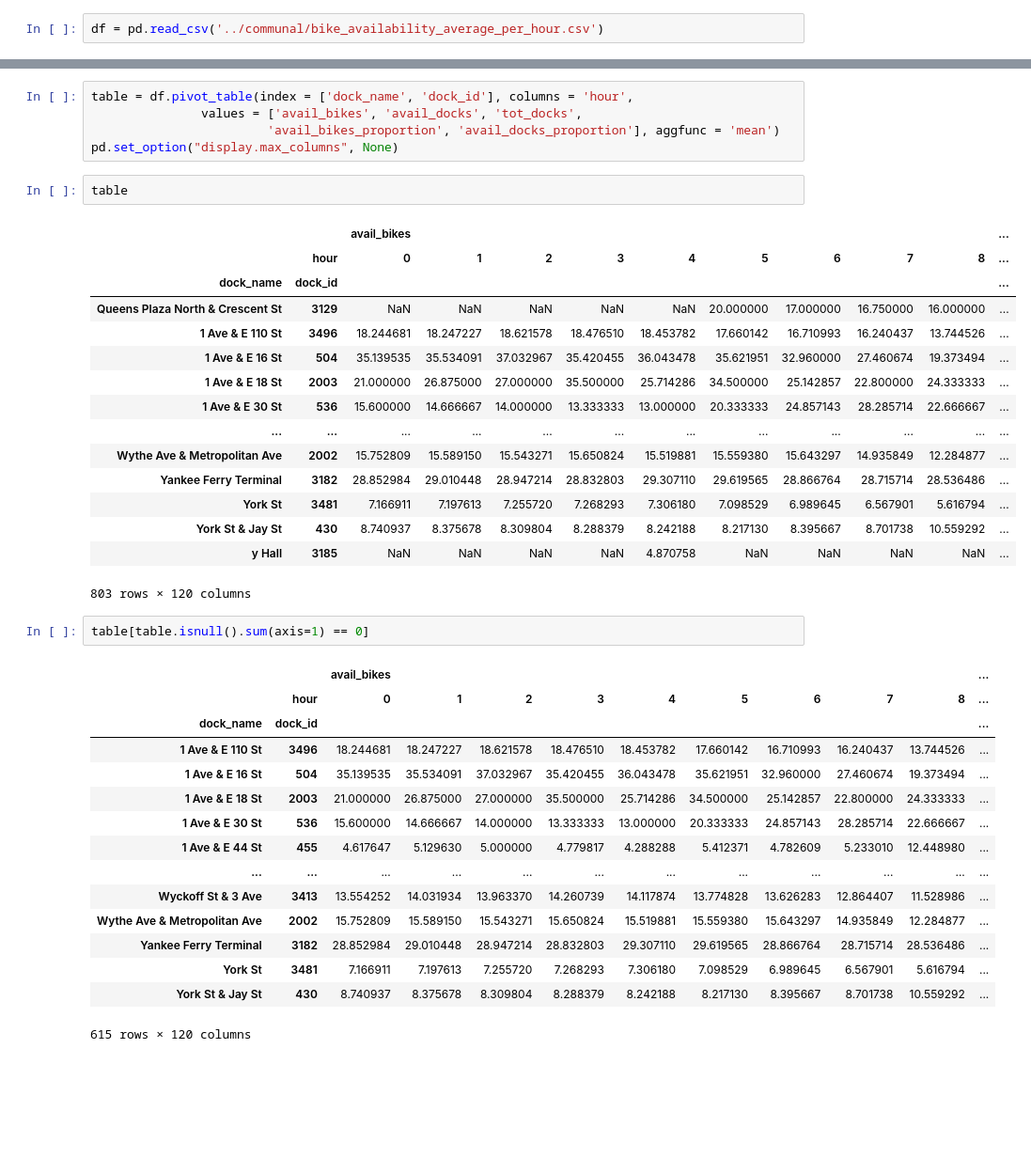
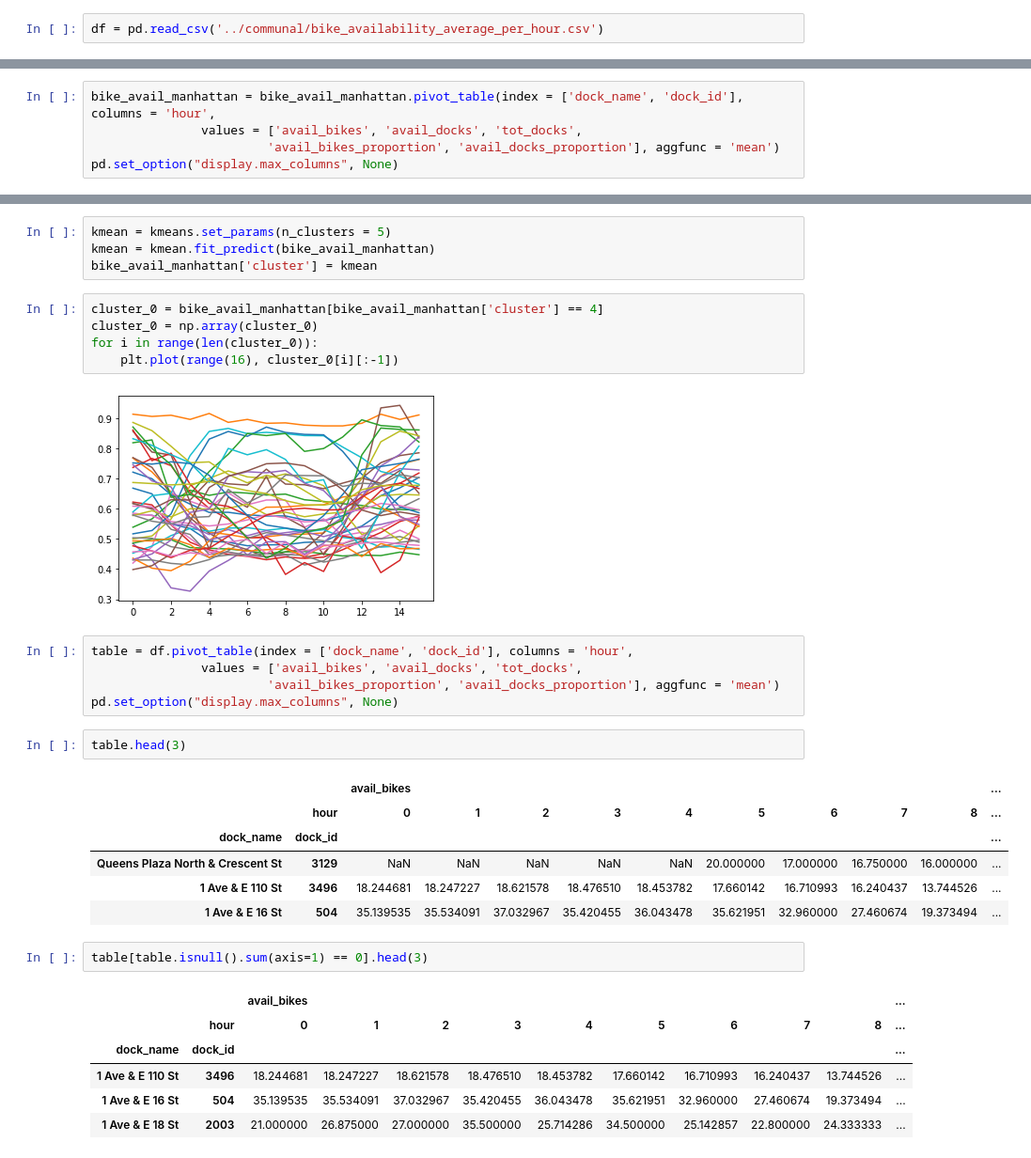
Before and after one commit to charles-v-phillips/citibike, a Jupyter notebook: robert/bike_availability_by_hour.ipynb, the cells around one changed output, grey strips where cells are left out. Shown at 94% size. Cells and saved outputs as stored; diff of their text form; blank space fills up the shorter version.

Commit message:
k-means function

```diff
--- a/robert/bike_availability_by_hour.ipynb
+++ b/robert/bike_availability_by_hour.ipynb
@@ -14,0 +107,5 @@ df.head(5)
+# %%
+bike_avail_manhattan = bike_avail_manhattan.pivot_table(index = ['dock_name', 'dock_id'], columns = 'hour',
+               values = ['avail_bikes', 'avail_docks', 'tot_docks',
+                        'avail_bikes_proportion', 'avail_docks_proportion'], aggfunc = 'mean')
+pd.set_option("display.max_columns", None)
@@ -15,28 +134,30 @@ df.head(5)
+# %%
+kmean = kmeans.set_params(n_clusters = 5)
+kmean = kmean.fit_predict(bike_avail_manhattan)
+bike_avail_manhattan['cluster'] = kmean
+# %%
+cluster_0 = bike_avail_manhattan[bike_avail_manhattan['cluster'] == 4]
+cluster_0 = np.array(cluster_0)
+for i in range(len(cluster_0)):
+    plt.plot(range(16), cluster_0[i][:-1])
+# %% [output]
+[figure, added]
 # %%
 table = df.pivot_table(index = ['dock_name', 'dock_id'], columns = 'hour',
                values = ['avail_bikes', 'avail_docks', 'tot_docks',
                         'avail_bikes_proportion', 'avail_docks_proportion'], aggfunc = 'mean')
 pd.set_option("display.max_columns", None)
 # %%
-table
+table.head(3)
 # %% [output]
 |  |  | avail_bikes |  |  |  |  |  |  |  |  | ... |
 |  | hour | 0 | 1 | 2 | 3 | 4 | 5 | 6 | 7 | 8 | ... |
 | dock_name | dock_id |  |  |  |  |  |  |  |  |  | ... |
 | Queens Plaza North & Crescent St | 3129 | NaN | NaN | NaN | NaN | NaN | 20.000000 | 17.000000 | 16.750000 | 16.000000 | ... |
 | 1 Ave & E 110 St | 3496 | 18.244681 | 18.247227 | 18.621578 | 18.476510 | 18.453782 | 17.660142 | 16.710993 | 16.240437 | 13.744526 | ... |
 | 1 Ave & E 16 St | 504 | 35.139535 | 35.534091 | 37.032967 | 35.420455 | 36.043478 | 35.621951 | 32.960000 | 27.460674 | 19.373494 | ... |
-| 1 Ave & E 18 St | 2003 | 21.000000 | 26.875000 | 27.000000 | 35.500000 | 25.714286 | 34.500000 | 25.142857 | 22.800000 | 24.333333 | ... |
-| 1 Ave & E 30 St | 536 | 15.600000 | 14.666667 | 14.000000 | 13.333333 | 13.000000 | 20.333333 | 24.857143 | 28.285714 | 22.666667 | ... |
-| ... | ... | ... | ... | ... | ... | ... | ... | ... | ... | ... | ... |
-| Wythe Ave & Metropolitan Ave | 2002 | 15.752809 | 15.589150 | 15.543271 | 15.650824 | 15.519881 | 15.559380 | 15.643297 | 14.935849 | 12.284877 | ... |
-| Yankee Ferry Terminal | 3182 | 28.852984 | 29.010448 | 28.947214 | 28.832803 | 29.307110 | 29.619565 | 28.866764 | 28.715714 | 28.536486 | ... |
-| York St | 3481 | 7.166911 | 7.197613 | 7.255720 | 7.268293 | 7.306180 | 7.098529 | 6.989645 | 6.567901 | 5.616794 | ... |
-| York St & Jay St | 430 | 8.740937 | 8.375678 | 8.309804 | 8.288379 | 8.242188 | 8.217130 | 8.395667 | 8.701738 | 10.559292 | ... |
-| y Hall | 3185 | NaN | NaN | NaN | NaN | 4.870758 | NaN | NaN | NaN | NaN | ... |
-803 rows × 120 columns
 # %%
-table[table.isnull().sum(axis=1) == 0]
+table[table.isnull().sum(axis=1) == 0].head(3)
 # %% [output]
 |  |  | avail_bikes |  |  |  |  |  |  |  |  | ... |
 |  | hour | 0 | 1 | 2 | 3 | 4 | 5 | 6 | 7 | 8 | ... |
@@ -44,12 +165,3 @@ table[table.isnull().sum(axis=1) == 0]
 | 1 Ave & E 110 St | 3496 | 18.244681 | 18.247227 | 18.621578 | 18.476510 | 18.453782 | 17.660142 | 16.710993 | 16.240437 | 13.744526 | ... |
 | 1 Ave & E 16 St | 504 | 35.139535 | 35.534091 | 37.032967 | 35.420455 | 36.043478 | 35.621951 | 32.960000 | 27.460674 | 19.373494 | ... |
 | 1 Ave & E 18 St | 2003 | 21.000000 | 26.875000 | 27.000000 | 35.500000 | 25.714286 | 34.500000 | 25.142857 | 22.800000 | 24.333333 | ... |
-| 1 Ave & E 30 St | 536 | 15.600000 | 14.666667 | 14.000000 | 13.333333 | 13.000000 | 20.333333 | 24.857143 | 28.285714 | 22.666667 | ... |
-| 1 Ave & E 44 St | 455 | 4.617647 | 5.129630 | 5.000000 | 4.779817 | 4.288288 | 5.412371 | 4.782609 | 5.233010 | 12.448980 | ... |
-| ... | ... | ... | ... | ... | ... | ... | ... | ... | ... | ... | ... |
-| Wyckoff St & 3 Ave | 3413 | 13.554252 | 14.031934 | 13.963370 | 14.260739 | 14.117874 | 13.774828 | 13.626283 | 12.864407 | 11.528986 | ... |
-| Wythe Ave & Metropolitan Ave | 2002 | 15.752809 | 15.589150 | 15.543271 | 15.650824 | 15.519881 | 15.559380 | 15.643297 | 14.935849 | 12.284877 | ... |
-| Yankee Ferry Terminal | 3182 | 28.852984 | 29.010448 | 28.947214 | 28.832803 | 29.307110 | 29.619565 | 28.866764 | 28.715714 | 28.536486 | ... |
-| York St | 3481 | 7.166911 | 7.197613 | 7.255720 | 7.268293 | 7.306180 | 7.098529 | 6.989645 | 6.567901 | 5.616794 | ... |
-| York St & Jay St | 430 | 8.740937 | 8.375678 | 8.309804 | 8.288379 | 8.242188 | 8.217130 | 8.395667 | 8.701738 | 10.559292 | ... |
-615 rows × 120 columns
```
Also changed, not shown: parts of 47 cells of this notebook, 1 other file.
